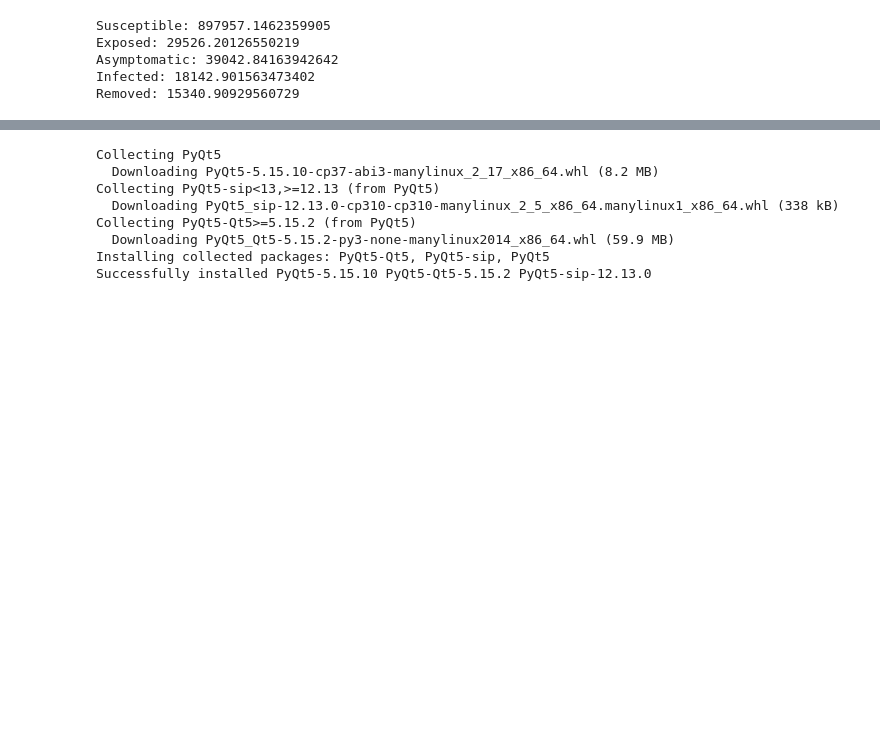
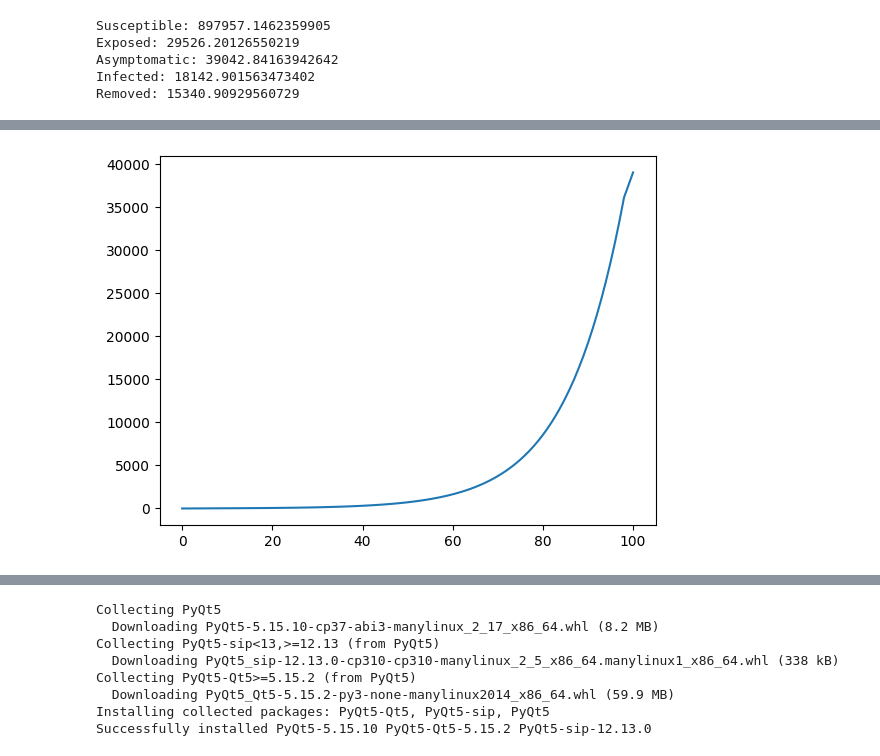
Before and after one commit to Arminsbss/Epidemic-calculator, a Jupyter notebook: epidemic_calculator.ipynb, the cells around one changed output, grey strips where cells are left out. Saved outputs shown, nothing was run; the diff lists cells and outputs as text; code cells hidden in the pictures; blank space fills up the shorter version.

```diff
--- a/epidemic_calculator.ipynb
+++ b/epidemic_calculator.ipynb
@@ -64,0 +79,6 @@ Removed: 15340.90929560729
+# %%
+fig, ax = plt.subplots()
+ax.plot(dayss,results[2])
+plt.show()
+# %% [output]
+[figure, added]
```
Also changed, not shown: parts of 7 cells of this notebook.
